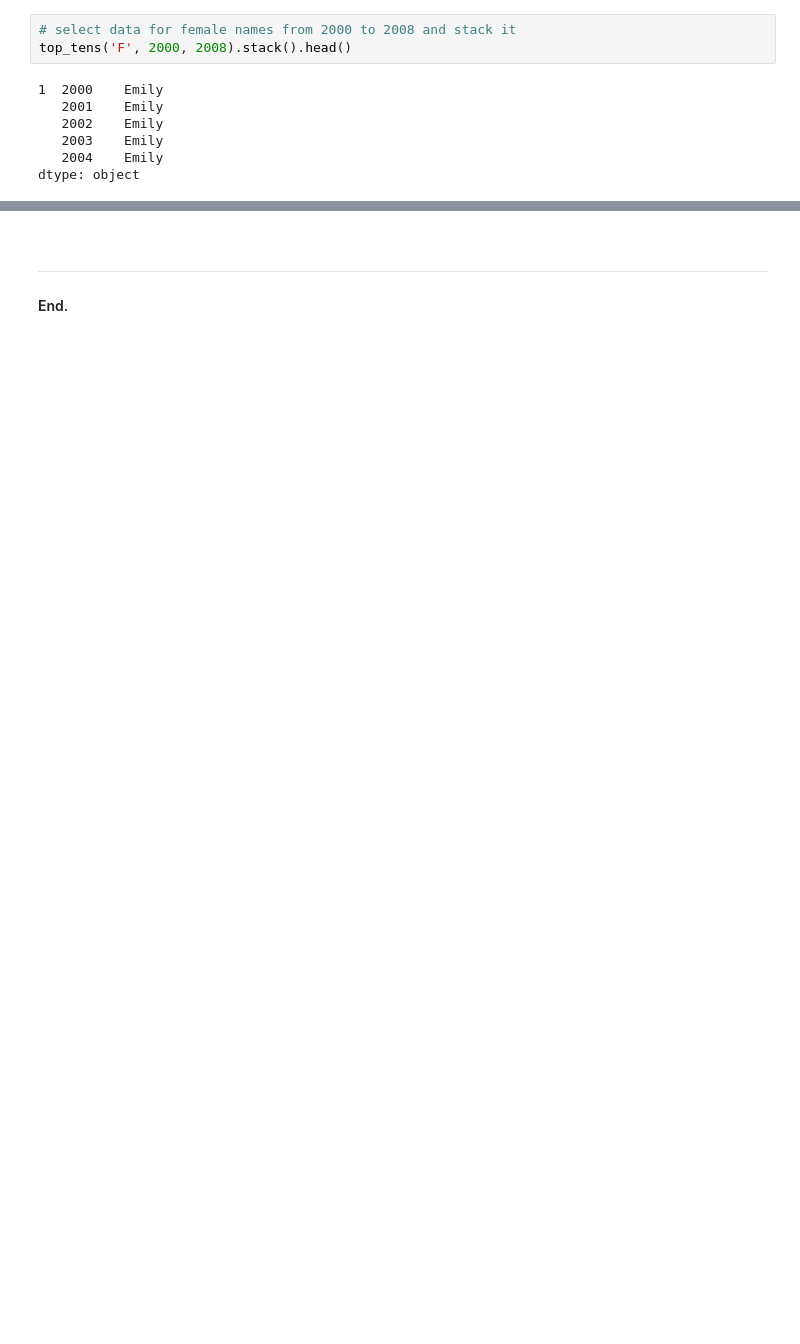
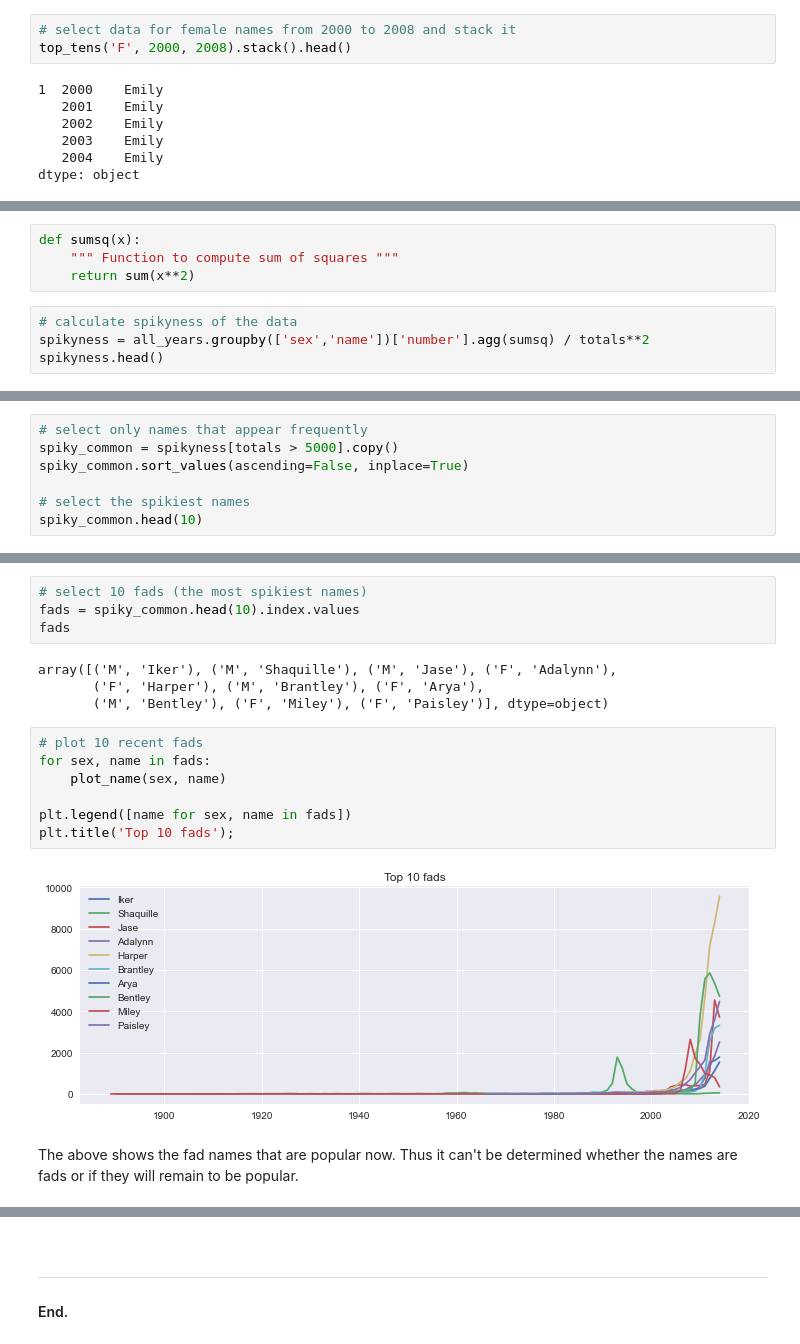
Before and after one commit to olgarozhdestvina/Data-Science-and-Machine-Learning, a Jupyter notebook: Data analytics/Baby names.ipynb, the cells around one changed output, grey strips where cells are left out. Saved outputs shown, nothing was run; the diff lists cells and outputs as text; blank space fills up the shorter version.

```diff
--- a/Data analytics/Baby names.ipynb
+++ b/Data analytics/Baby names.ipynb
@@ -366,0 +384,8 @@ plt.legend(top6);
+# %%
+def sumsq(x):
+    """ Function to compute sum of squares """
+    return sum(x**2)
+# %%
+# calculate spikyness of the data
+spikyness = all_years.groupby(['sex','name'])['number'].agg(sumsq) / totals**2
+spikyness.head()
@@ -366,0 +400,7 @@ plt.legend(top6);
+# %%
+# select only names that appear frequently
+spiky_common = spikyness[totals > 5000].copy()
+spiky_common.sort_values(ascending=False, inplace=True)
+
+# select the spikiest names
+spiky_common.head(10)
@@ -366,0 +444,19 @@ plt.legend(top6);
+# %%
+# select 10 fads (the most spikiest names)
+fads = spiky_common.head(10).index.values
+fads
+# %% [output]
+array([('M', 'Iker'), ('M', 'Shaquille'), ('M', 'Jase'), ('F', 'Adalynn'),
+       ('F', 'Harper'), ('M', 'Brantley'), ('F', 'Arya'),
+       ('M', 'Bentley'), ('F', 'Miley'), ('F', 'Paisley')], dtype=object)
+# %%
+# plot 10 recent fads
+for sex, name in fads:
+    plot_name(sex, name)
+
+plt.legend([name for sex, name in fads])
+plt.title('Top 10 fads');
+# %% [output]
+[figure, added]
+# %% [markdown]
+The above shows the fad names that are popular now. Thus it can't be determined whether the names are fads or if they will remain to be popular.
```
Also changed, not shown: parts of 12 cells of this notebook.
